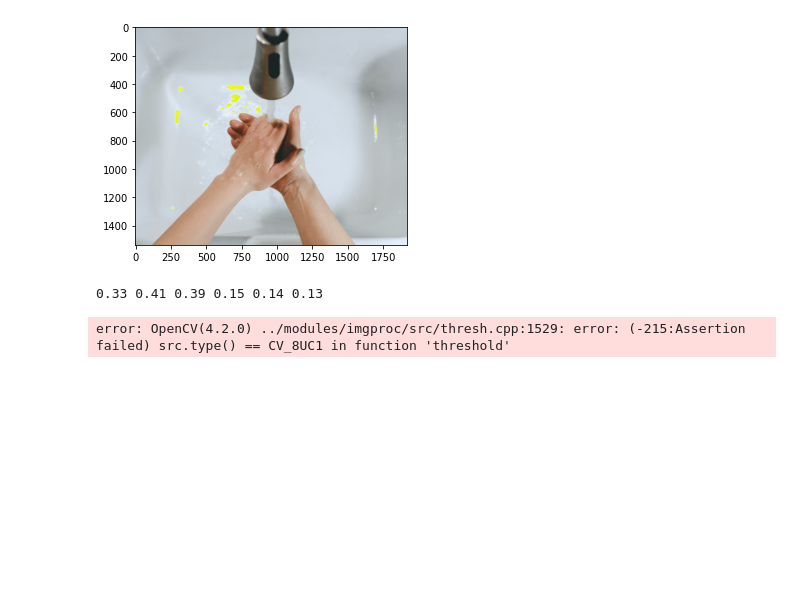
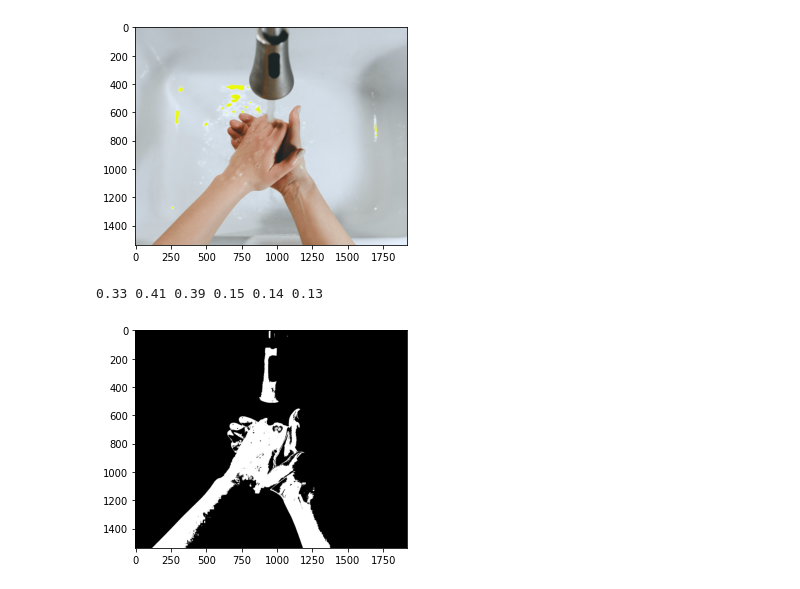
Before and after one commit to 1abhi5hek1Shukla/handWashing, a Jupyter notebook: development.ipynb, the cells around one changed output. Saved outputs shown, nothing was run; the diff lists cells and outputs as text; code cells hidden in the pictures; blank space fills up the shorter version.

```diff
--- a/development.ipynb
+++ b/development.ipynb
@@ -130,12 +130,13 @@ sam = greyWorld(sam)
 displayPlt(sam)
 # %% [output]
 [figure]
-# %%
-pMap , im = getPixMap(sam)
-# %% [output]
-0.33 0.41 0.39 0.15 0.14 0.13
-# %%
-ret, thresh = cv2.threshold(pMap,171,255, cv2.THRESH_BINARY|cv2.THRESH_OTSU)
-displayPlt(thresh)
-# %% [output]
-error: OpenCV(4.2.0) ../modules/imgproc/src/thresh.cpp:1529: error: (-215:Assertion failed) src.type() == CV_8UC1 in function 'threshold'
+# %%
+pMap , im = getPixMap(sam)
+pMap = np.uint8(255*pMap)
+# %% [output]
+0.33 0.41 0.39 0.15 0.14 0.13
+# %%
+ret, thresh = cv2.threshold(pMap,t,255, cv2.THRESH_BINARY)
+displayPlt(thresh)
+# %% [output]
+[figure, added]
```
